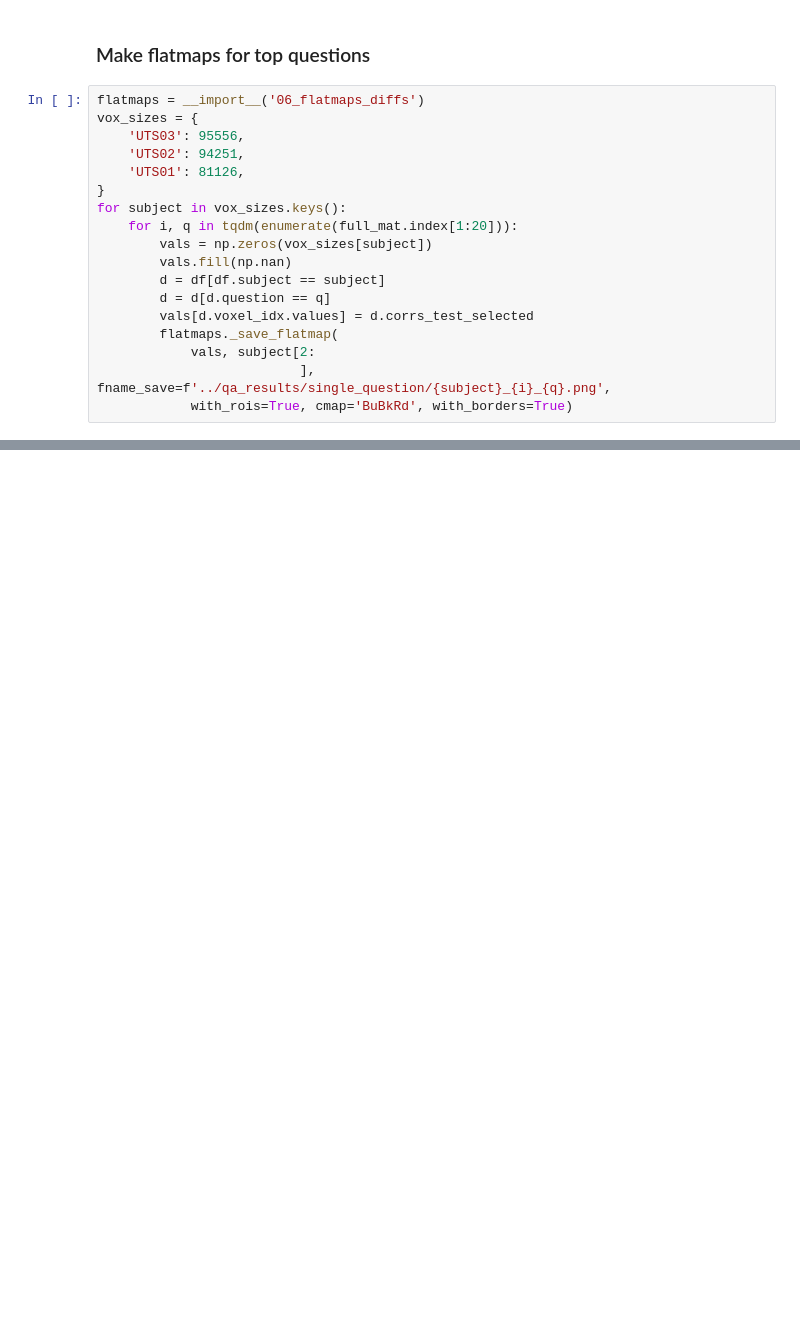
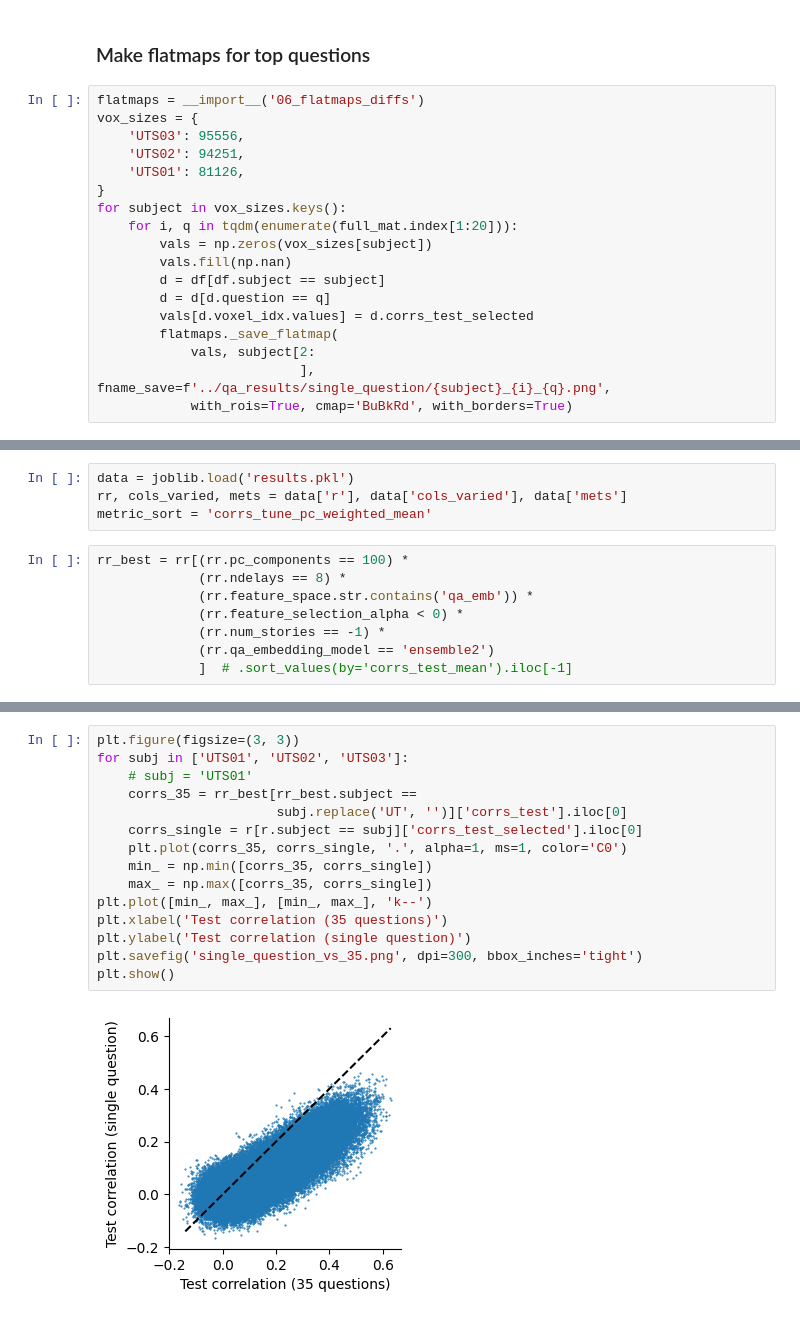
Before and after one commit to csinva/fmri, a Jupyter notebook: notebooks/08_single_question.ipynb, the cells around one changed output, grey strips where cells are left out. Saved outputs shown, nothing was run; the diff lists cells and outputs as text; blank space fills up the shorter version.

```diff
--- a/notebooks/08_single_question.ipynb
+++ b/notebooks/08_single_question.ipynb
@@ -150,0 +195,12 @@ for subject in vox_sizes.keys():
+# %%
+data = joblib.load('results.pkl')
+rr, cols_varied, mets = data['r'], data['cols_varied'], data['mets']
+metric_sort = 'corrs_tune_pc_weighted_mean'
+# %%
+rr_best = rr[(rr.pc_components == 100) *
+             (rr.ndelays == 8) *
+             (rr.feature_space.str.contains('qa_emb')) *
+             (rr.feature_selection_alpha < 0) *
+             (rr.num_stories == -1) *
+             (rr.qa_embedding_model == 'ensemble2')
+             ]  # .sort_values(by='corrs_test_mean').iloc[-1]
@@ -150,0 +212,17 @@ for subject in vox_sizes.keys():
+# %%
+plt.figure(figsize=(3, 3))
+for subj in ['UTS01', 'UTS02', 'UTS03']:
+    # subj = 'UTS01'
+    corrs_35 = rr_best[rr_best.subject ==
+                       subj.replace('UT', '')]['corrs_test'].iloc[0]
+    corrs_single = r[r.subject == subj]['corrs_test_selected'].iloc[0]
+    plt.plot(corrs_35, corrs_single, '.', alpha=1, ms=1, color='C0')
+    min_ = np.min([corrs_35, corrs_single])
+    max_ = np.max([corrs_35, corrs_single])
+plt.plot([min_, max_], [min_, max_], 'k--')
+plt.xlabel('Test correlation (35 questions)')
+plt.ylabel('Test correlation (single question)')
+plt.savefig('single_question_vs_35.png', dpi=300, bbox_inches='tight')
+plt.show()
+# %% [output]
+[figure, added]
```
Also changed, not shown: parts of 4 cells of this notebook, 16 other files.
